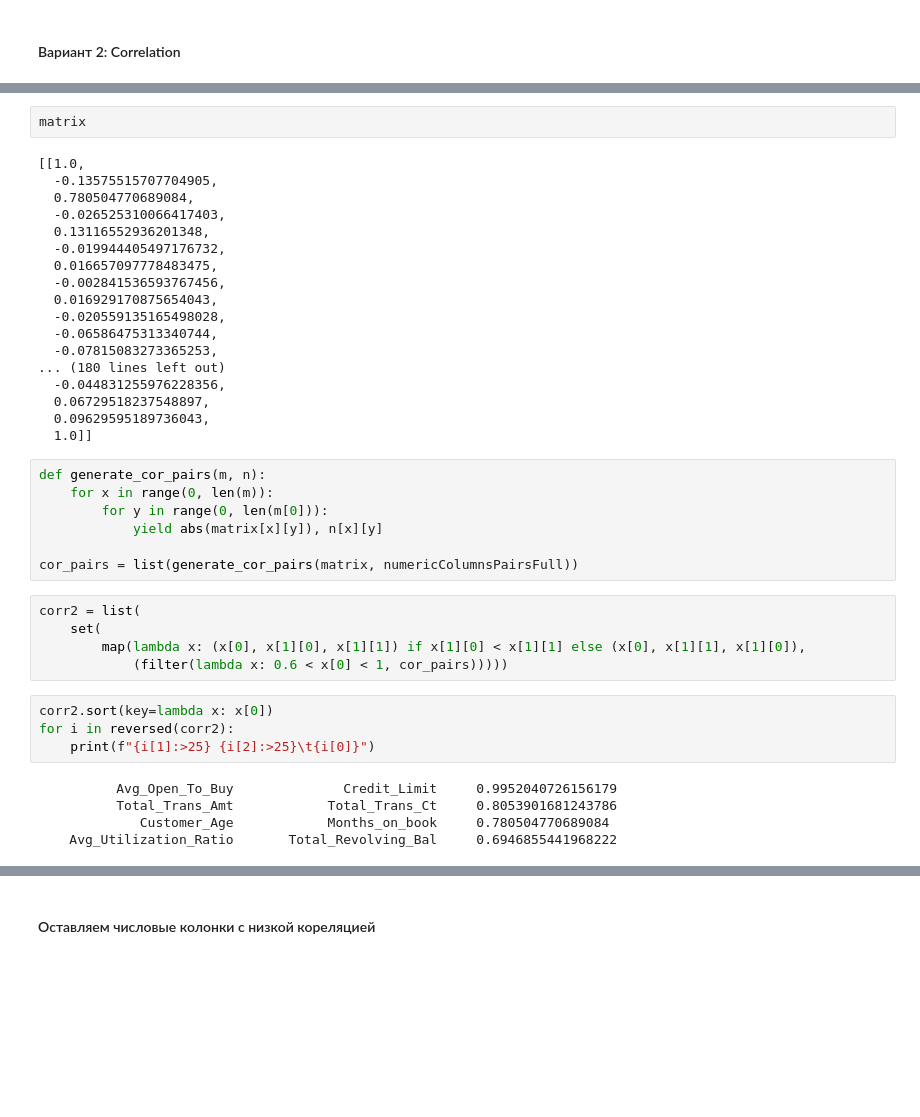
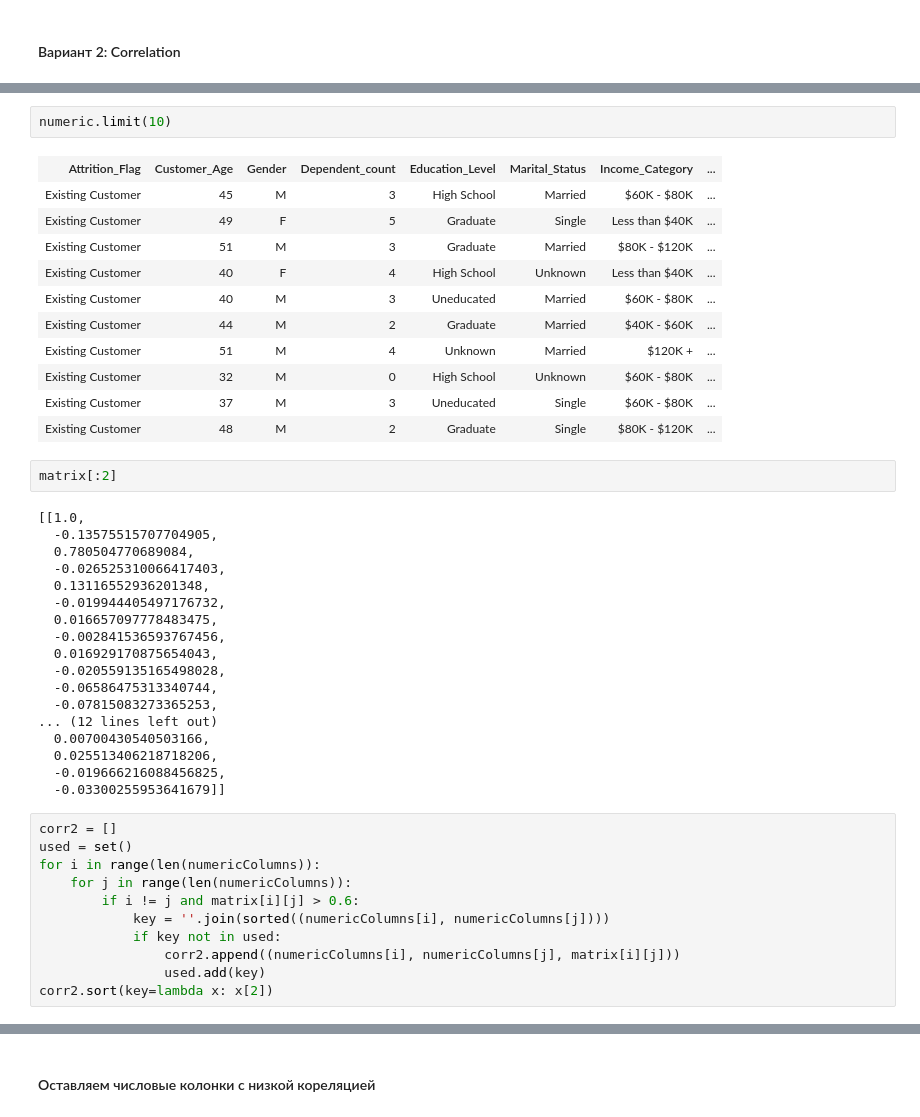
Before and after one commit to peter-and-wolf/otus_mlops_spark_ml, a Jupyter notebook: notebooks/spark_mlib_research.ipynb, the cells around one changed output, grey strips where cells are left out. Drawn from its saved outputs; the diff is of its cells as text; blank space fills up the shorter version.

```diff
--- a/notebooks/spark_mlib_research.ipynb
+++ b/notebooks/spark_mlib_research.ipynb
@@ -365,5 +357,19 @@ matrix = Correlation.corr(numeric, "features").head().asDict()['pearson(features
+# %%
+numeric.limit(10)
+# %% [output]
+| Attrition_Flag | Customer_Age | Gender | Dependent_count | Education_Level | Marital_Status | Income_Category | ... |
+| Existing Customer | 45 | M | 3 | High School | Married | $60K - $80K | ... |
+| Existing Customer | 49 | F | 5 | Graduate | Single | Less than $40K | ... |
+| Existing Customer | 51 | M | 3 | Graduate | Married | $80K - $120K | ... |
+| Existing Customer | 40 | F | 4 | High School | Unknown | Less than $40K | ... |
+| Existing Customer | 40 | M | 3 | Uneducated | Married | $60K - $80K | ... |
+| Existing Customer | 44 | M | 2 | Graduate | Married | $40K - $60K | ... |
+| Existing Customer | 51 | M | 4 | Unknown | Married | $120K + | ... |
+| Existing Customer | 32 | M | 0 | High School | Unknown | $60K - $80K | ... |
+| Existing Customer | 37 | M | 3 | Uneducated | Single | $60K - $80K | ... |
+| Existing Customer | 48 | M | 2 | Graduate | Single | $80K - $120K | ... |
 # %%
-matrix
+matrix[:2]
 # %% [output]
 [[1.0,
   -0.13575515707704905,
@@ -377,29 +383,19 @@ matrix
   -0.020559135165498028,
   -0.06586475313340744,
   -0.07815083273365253,
-... (180 lines left out)
-  -0.044831255976228356,
-  0.06729518237548897,
-  0.09629595189736043,
-  1.0]]
+... (12 lines left out)
+  0.00700430540503166,
+  0.025513406218718206,
+  -0.019666216088456825,
+  -0.03300255953641679]]
-# %%
-def generate_cor_pairs(m, n):
-    for x in range(0, len(m)):
-        for y in range(0, len(m[0])):
-            yield abs(matrix[x][y]), n[x][y]
-
-cor_pairs = list(generate_cor_pairs(matrix, numericColumnsPairsFull))
-# %%
-corr2 = list(
-    set(
-        map(lambda x: (x[0], x[1][0], x[1][1]) if x[1][0] < x[1][1] else (x[0], x[1][1], x[1][0]),
-            (filter(lambda x: 0.6 < x[0] < 1, cor_pairs)))))
-# %%
-corr2.sort(key=lambda x: x[0])
-for i in reversed(corr2):
-    print(f"{i[1]:>25} {i[2]:>25}\t{i[0]}")
-# %% [output]
-          Avg_Open_To_Buy              Credit_Limit     0.9952040726156179
-          Total_Trans_Amt            Total_Trans_Ct     0.8053901681243786
-             Customer_Age            Months_on_book     0.780504770689084
-    Avg_Utilization_Ratio       Total_Revolving_Bal     0.6946855441968222
+# %%
+corr2 = []
+used = set()
+for i in range(len(numericColumns)):
+    for j in range(len(numericColumns)):
+        if i != j and matrix[i][j] > 0.6:
+            key = ''.join(sorted((numericColumns[i], numericColumns[j])))
+            if key not in used:
+                corr2.append((numericColumns[i], numericColumns[j], matrix[i][j]))
+                used.add(key)
+corr2.sort(key=lambda x: x[2])
```
Also changed, not shown: parts of 46 cells of this notebook, 1 other file.
